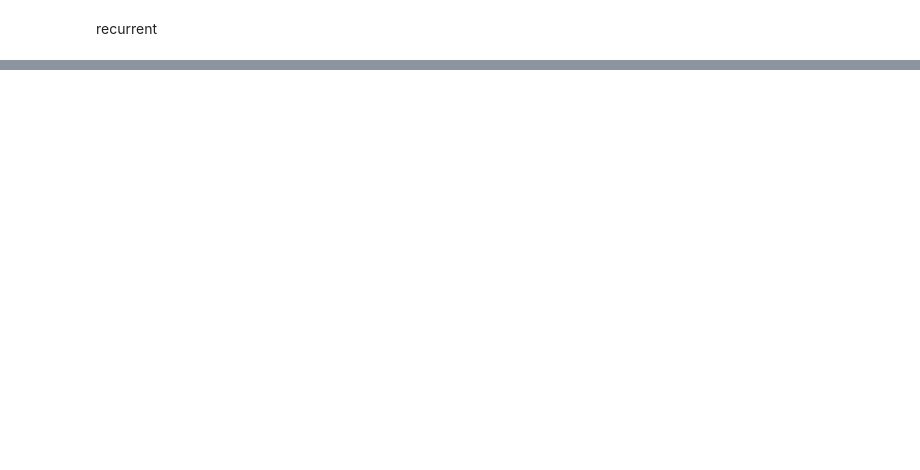
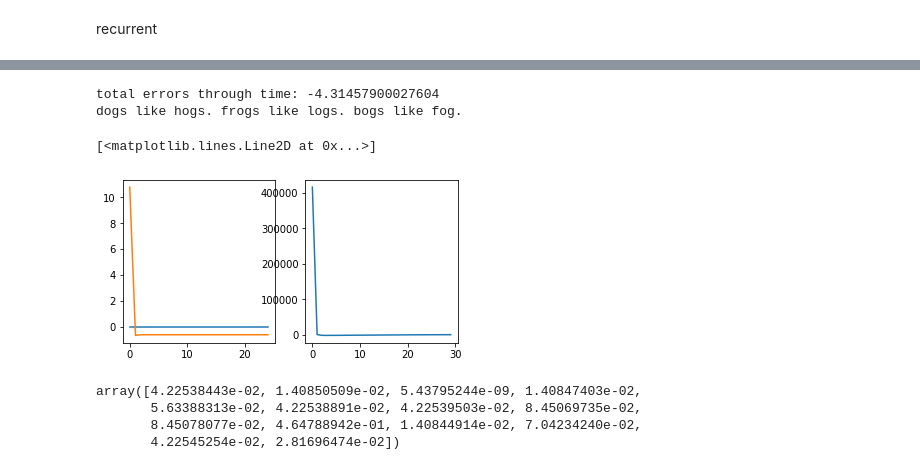
Before and after one commit to kbpositive/machine-learning, a Jupyter notebook: ReinforcementLearning/matrixFun.ipynb, the cells around one changed output, grey strips where cells are left out. Drawn from its saved outputs; the diff is of its cells as text; code cells hidden in the pictures; blank space fills up the shorter version.

```diff
--- a/ReinforcementLearning/matrixFun.ipynb
+++ b/ReinforcementLearning/matrixFun.ipynb
@@ -91,0 +81,71 @@ for _ in range(5):
+# %%
+
+lr = 0.00232929922807541
+error_rate = []
+cycle = 0
+# %%
+for _ in range(10):
+    error_rate.append(0)
+    for epoch in range(100):
+        inps = shuffled_inputs[cycle]
+        targs = shuffled_targets[cycle]
+
+        w = np.zeros((len(inps[0]),len(inps[0][0])))
+        layers = [[np.tanh((w @ wh) + (inps[0] @ wi))]]
+        for n in range(1,len(inps)):
+            layers[0].append(np.tanh((layers[0][-1] @ wh) + (inps[n] @ wi)))
+
+        layers.append(sig(layers[0] @ wo))
+
+        # backward
+        oerr = (layers[1][-1]-targs[-1])*sig_der(layers[0][-1] @ wo)
+        herr = (oerr @ wo.T) * tanh_der((layers[0][-2] @ wh) + (inps[-1] @ wi))
+
+        ograd = np.einsum('ab,ac->bc',layers[0][-1],oerr)
+        hgrad = np.einsum('ab,ac->bc',layers[0][-2],herr)
+        igrad = np.einsum('ab,ac->bc',inps[-1],herr)
+
+        for p in range(2,len(inps)):
+            oerr = (layers[1][-p]-targs[-p])*sig_der(layers[0][-p] @ wo)
+            herr = ((herr @ wh.T) + (oerr @ wo.T)) * tanh_der((layers[0][-(1+p)] @ wh) + (inps[-p] @ wi))
+
+            ograd = ograd + np.einsum('ab,ac->bc',layers[0][-p],oerr)
+            hgrad = hgrad + np.einsum('ab,ac->bc',layers[0][-(1+p)], herr)
+            igrad = igrad + np.einsum('ab,ac->bc',inps[-p], herr)
+
+        oerr = (layers[1][0]-targs[0])*sig_der(layers[0][0] @ wo)
+        herr = ((herr @ wh.T) + (oerr @ wo.T)) * tanh_der((w @ wh) + (inps[0] @ wi))
+
+        ograd = ograd + np.einsum('ab,ac->bc',layers[0][0],oerr)
+        hgrad = hgrad + np.einsum('ab,ac->bc',w, herr)
+        igrad = igrad + np.einsum('ab,ac->bc',inps[0], herr)
+
+        # step
+        wi = wi - igrad*lr
+        wh = wh - hgrad*lr
+        wo = wo - ograd*lr
+        error_rate[-1] += np.sum([np.sum(l-t) for l,t in zip(layers[1],targs)])
+        cycle = (cycle+1)%len(shuffled_inputs)
+
+w = np.zeros((len(inputs[0]),len(inputs[0][0])))
+layers = [[np.tanh((w @ wh) + (inputs[0] @ wi))]]
+
+for q in range(1,len(inputs)):
+    layers[0].append(np.tanh((layers[0][-1] @ wh) + (inputs[q] @ wi)))
+layers.append(sig(layers[0] @ wo))
+
+current_error = np.array([np.sum(l-t) for l,t in zip(layers[1],targets)])
+print(f"total errors through time: {np.sum(current_error)}")
+
+print(text[window:])
+print(''.join([check[np.argmin(np.abs(np.sum(v_data - n, 1)))][0] for n in layers[1][-1]]))
+#print(''.join([list(enumerate(letters))[np.argmax(n)][1] for n in layers[1][-1]]))
+
+fig, axs = plt.subplots(1,2, figsize=(6, 3))
+axs[0].plot(np.array([np.zeros((window)),current_error]).T, label=["target","prediction"])
+axs[1].plot(error_rate)
+# %% [output]
+total errors through time: -4.31457900027604
+dogs like hogs. frogs like logs. bogs like fog.
+[<matplotlib.lines.Line2D at 0x...>]
+[figure, added]
@@ -91,0 +184,7 @@ for _ in range(5):
+# %%
+attention[1]
+# %% [output]
+array([4.22538443e-02, 1.40850509e-02, 5.43795244e-09, 1.40847403e-02,
+       5.63388313e-02, 4.22538891e-02, 4.22539503e-02, 8.45069735e-02,
+       8.45078077e-02, 4.64788942e-01, 1.40844914e-02, 7.04234240e-02,
+       4.22545254e-02, 2.81696474e-02])
```
Also changed, not shown: parts of 15 cells of this notebook.
